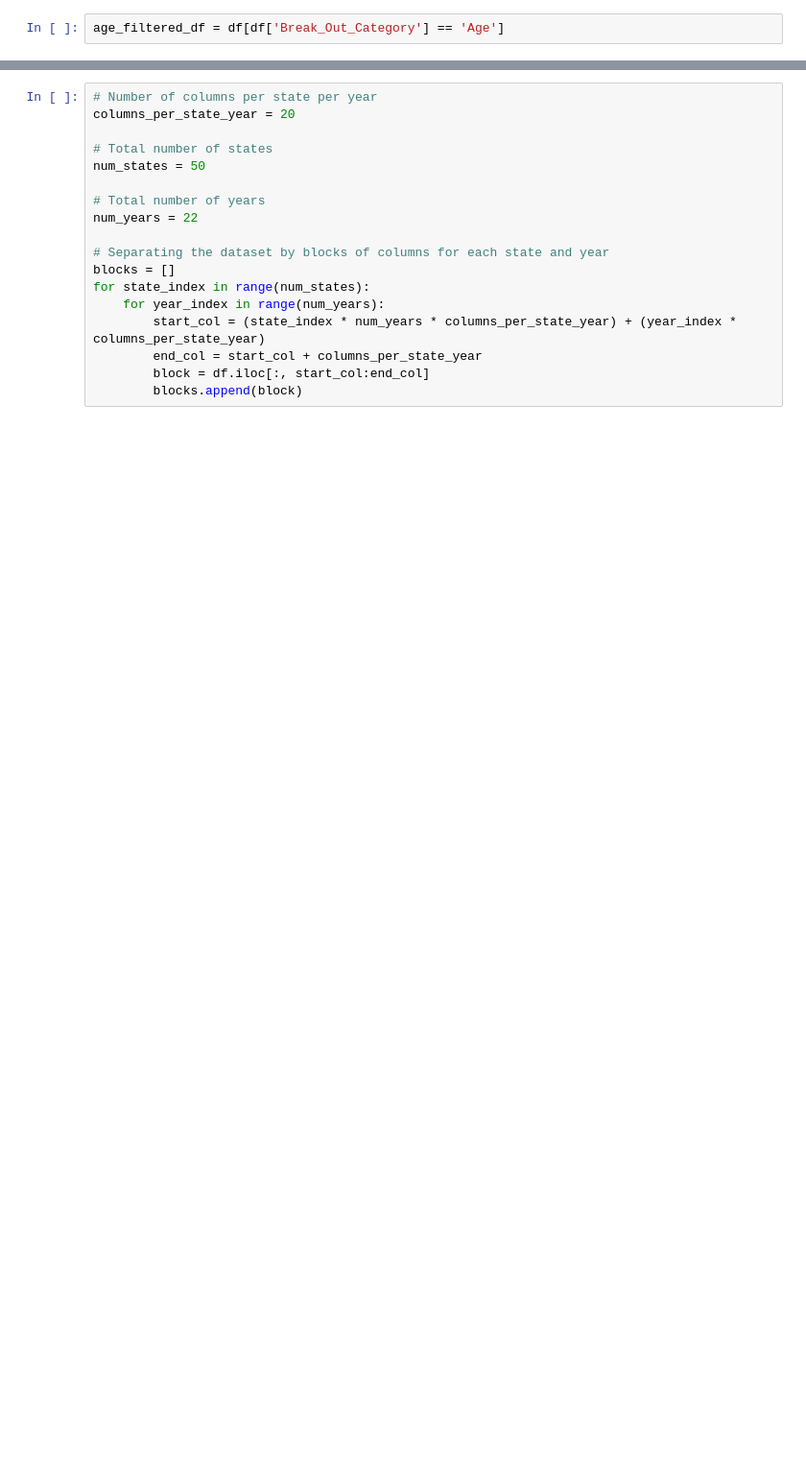
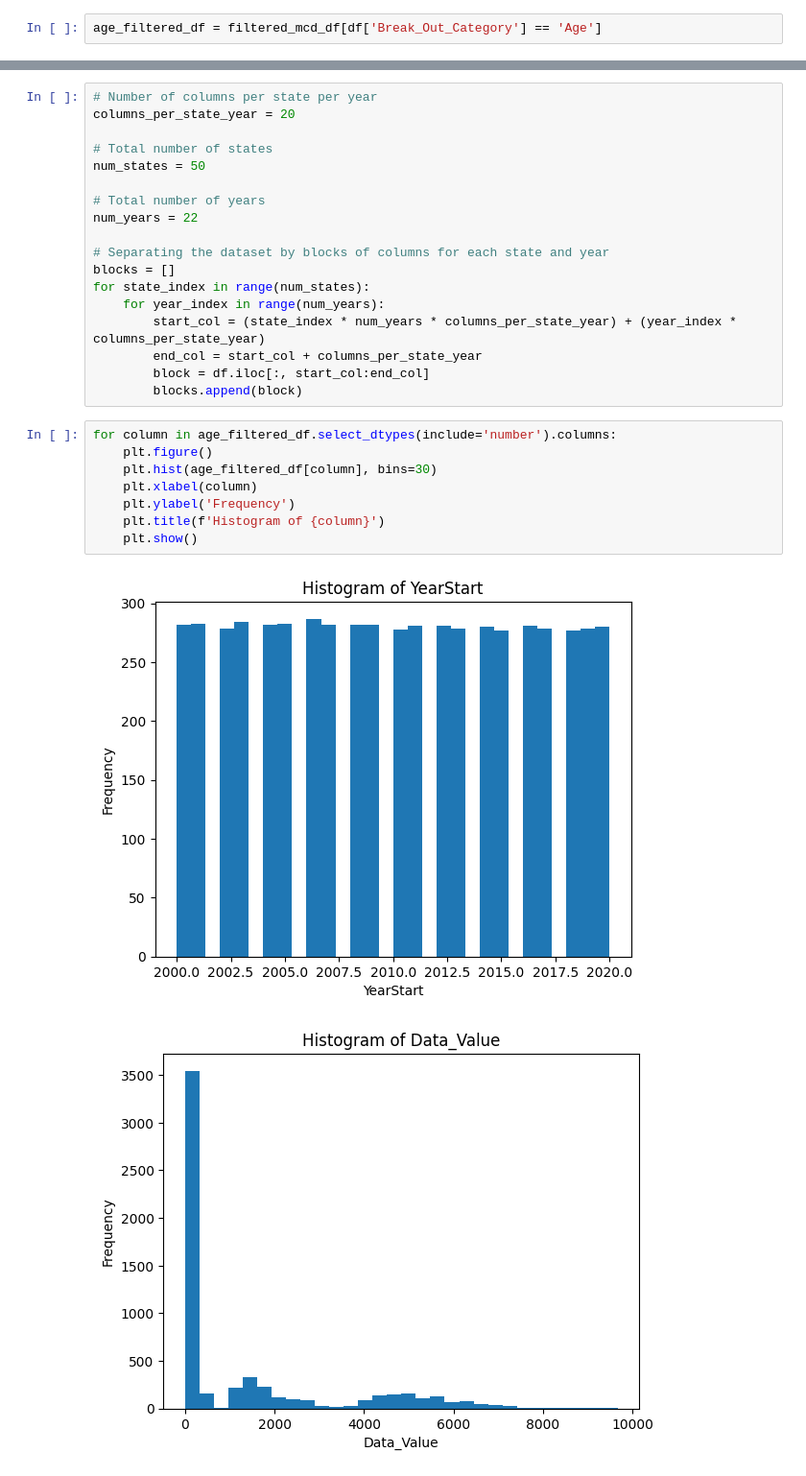
Before and after one commit to GrigoriyIsayev/group_5_challenge_2_cardio, a Jupyter notebook: Cardio_disease Nadia.ipynb, the cells around one changed output, grey strips where cells are left out. Shown: that part at 96% size. Saved outputs shown, nothing was run; the diff lists cells and outputs as text; blank space fills up the shorter version.

```diff
--- a/Cardio_disease Nadia.ipynb
+++ b/Cardio_disease Nadia.ipynb
@@ -356,3 +392,3 @@ filtered_df.head(30)
 # %%
-age_filtered_df = df[df['Break_Out_Category'] == 'Age']
+age_filtered_df = filtered_mcd_df[df['Break_Out_Category'] == 'Age']
 # %%
@@ -431,3 +472,14 @@ for state_index in range(num_states):
         end_col = start_col + columns_per_state_year
         block = df.iloc[:, start_col:end_col]
         blocks.append(block)
+# %%
+for column in age_filtered_df.select_dtypes(include='number').columns:
+    plt.figure()
+    plt.hist(age_filtered_df[column], bins=30)
+    plt.xlabel(column)
+    plt.ylabel('Frequency')
+    plt.title(f'Histogram of {column}')
+    plt.show()
+# %% [output]
+[figure, added]
+[figure, added]
```
Also changed, not shown: parts of 20 cells of this notebook, 9 other files.
